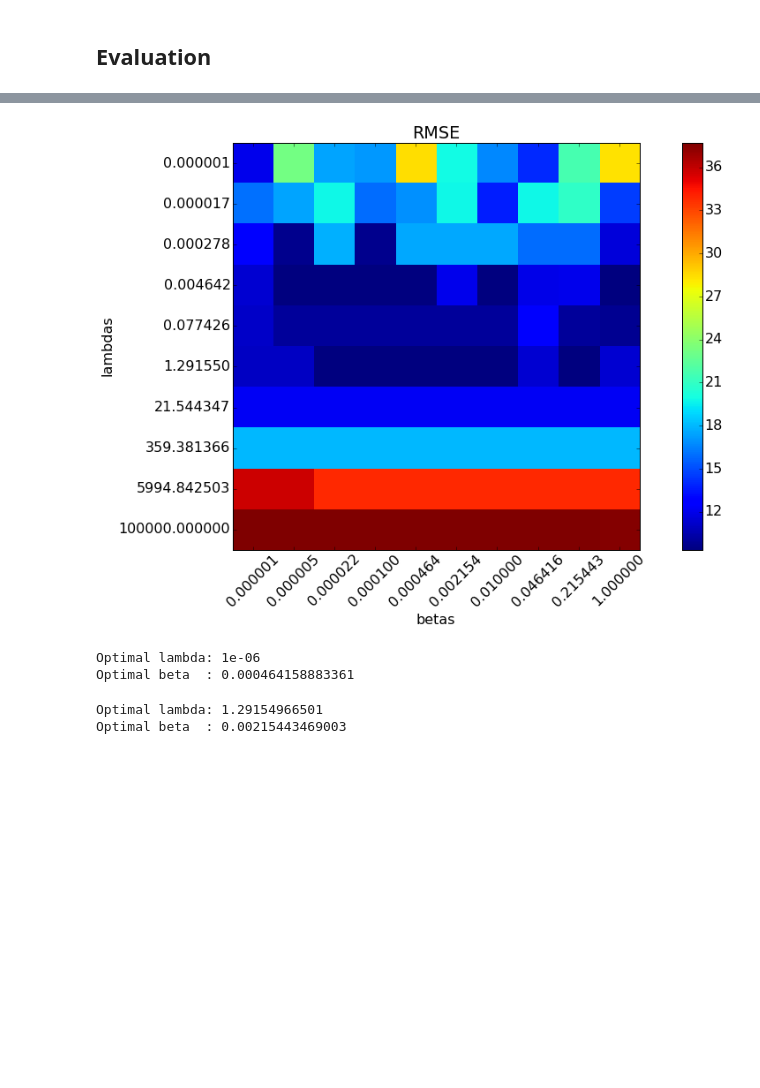
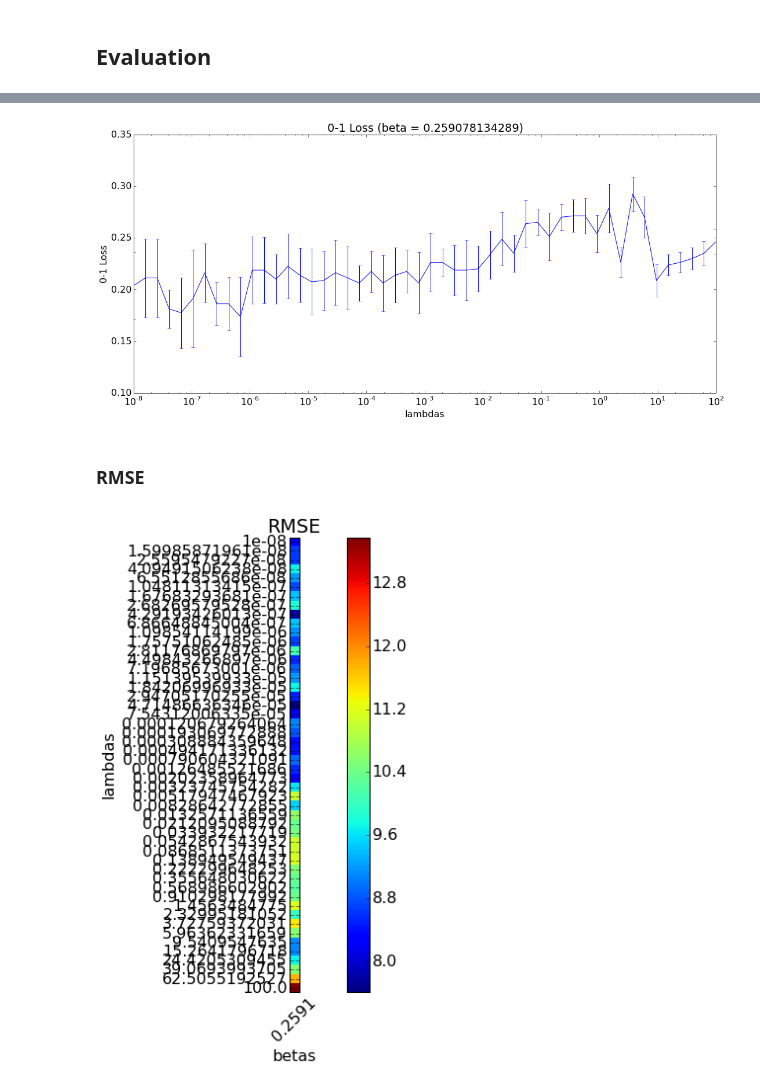
Before and after one commit to vicow/gaussian-process, a Jupyter notebook: notebooks/sidekick-6-mixture-of-least-squares.ipynb, the cells around one changed output, grey strips where cells are left out. Saved outputs shown, nothing was run; the diff lists cells and outputs as text; code cells hidden in the pictures; blank space fills up the shorter version.

```diff
--- a/notebooks/sidekick-6-mixture-of-least-squares.ipynb
+++ b/notebooks/sidekick-6-mixture-of-least-squares.ipynb
@@ -185,30 +173,23 @@ plt.show()
+# %%
+plt.errorbar(list(lambdas), [1-a[0] for a in accuracy_avg], yerr=[a[0] for a in accuracy_std])
+plt.xscale('log')
+plt.title("0-1 Loss (beta = %s)" % betas[0])
+plt.xlabel("lambdas")
+plt.ylabel("0-1 Loss")
+plt.show()
+# %% [output]
+[figure, added]
+# %% [markdown]
+### RMSE
 # %%
 plt.subplots_adjust(left=.2, right=0.95, bottom=0.15, top=0.95)
-plt.imshow(rmse_all, interpolation='nearest')
-plt.xticks(np.arange(len(betas)), ["%0.6f" % b for b in betas], rotation=45)
-plt.yticks(np.arange(len(lambdas)), ["%0.6f" % l for l in lambdas])
+plt.imshow(rmse_avg, interpolation='nearest')
+plt.xticks(np.arange(len(betas)), ["%0.4f" % b for b in betas], rotation=45)
+plt.yticks(np.arange(len(lambdas)), ["%s" % l for l in lambdas])
 plt.colorbar()
 plt.title('RMSE')
 plt.xlabel('betas')
 plt.ylabel('lambdas')
 plt.show()
 # %% [output]
-[figure, old version]
+[figure, new version]
-# %%
-indices = np.unravel_index(np.argmax(accuracy_all), np.shape(accuracy_all))
-optimal_lambda = lambdas[indices[0]]
-optimal_beta = betas[indices[1]]
-print("Optimal lambda: %s" % optimal_lambda)
-print("Optimal beta  : %s" % optimal_beta)
-# %% [output]
-Optimal lambda: 1e-06
-Optimal beta  : 0.000464158883361
-# %%
-indices = np.unravel_index(np.argmin(rmse_all), np.shape(rmse_all))
-optimal_lambda = lambdas[indices[0]]
-optimal_beta = betas[indices[1]]
-print("Optimal lambda: %s" % optimal_lambda)
-print("Optimal beta  : %s" % optimal_beta)
-# %% [output]
-Optimal lambda: 1.29154966501
-Optimal beta  : 0.00215443469003
```
Also changed, not shown: parts of 16 cells of this notebook, 1 other file.
